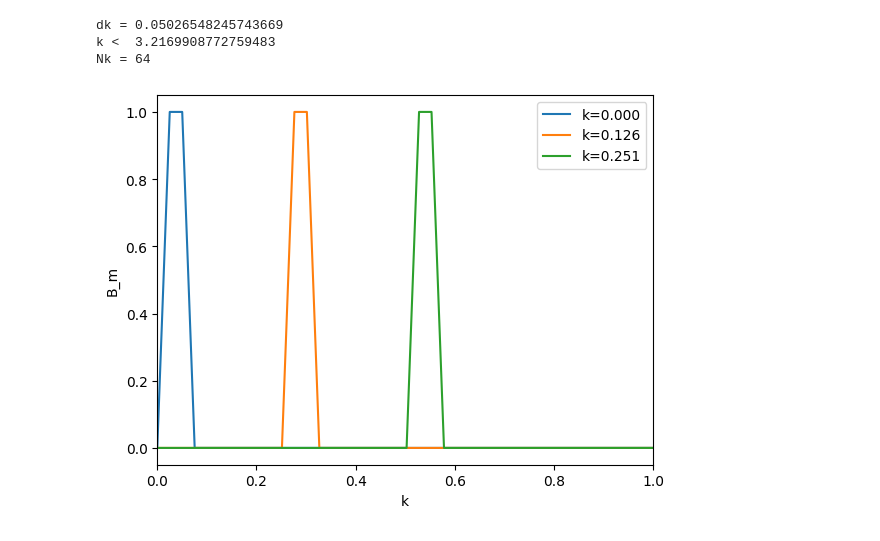
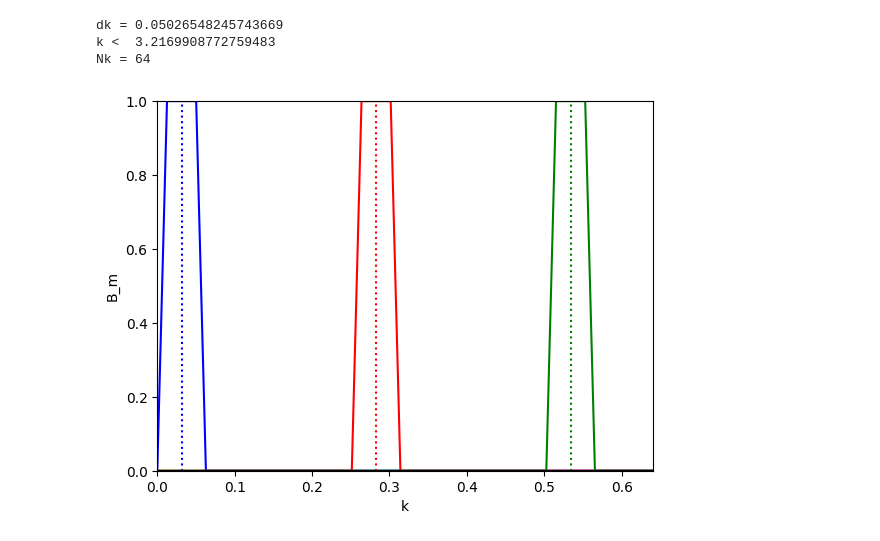
Before and after one commit to sindhusatyavolu/fourier_playground, a Jupyter notebook: fft_masking/zero_padding.ipynb, the cells around one changed output. Cells and saved outputs as stored; diff of their text form; code cells hidden in the pictures.

```diff
--- a/fft_masking/zero_padding.ipynb
+++ b/fft_masking/zero_padding.ipynb
@@ -12,7 +14,7 @@ import skewer_maker
 # %% [markdown]
 Define the input power spectrum
 # %%
-input_p1d=input_power.InputPower(P0=1.0,k0=1,kF=10,r_SiIII=20,f_SiIII=0.05)
+input_p1d=input_power.InputPower(P0=1.0,k0=1,kF=10,r_SiIII=20,f_SiIII=0.1)
 # %% [markdown]
 Define the long FFT grid used to generate skewers
 # %%
@@ -36,7 +38,7 @@ print('window',N_window,L_window,L_window/N_window)
 window 256 125.0 0.48828125
 # %%
 # the FFT grid used in the analysis could be different than the window, since we might add zero padding
-N=int(2*N_window)
+N=int(4*N_window)
 L=L_window*N/N_window
 # pixel width
 dx = L/N
@@ -60,8 +62,8 @@ true_p1d=input_p1d.get_true_p1d(np.abs(k))
 The squared amplitude of the Fourier modes should (on average!) agree with the input power spectrum
 # %%
 # number of skewers to make
-Nsk=int(1e6)
-savedir='run_{}_{}_{}_L{}_{}/'.format(N_long,N_window,N,int(L),Nsk)
+Nsk=int(1e5)
+savedir='zero_{}_{}_{}_L{}_{}/'.format(N_long,N_window,N,int(L),Nsk)
 if os.path.isdir(savedir):
     print(savedir,'already exists, will override')
 else:
@@ -197,17 +200,31 @@ for i in range(Nk):
     #print(i,k_edges[i],k_edges[i+1])
     inbin=(abs(k)>k_edges[i]) & (abs(k)<k_edges[i+1])
     B_m[i,inbin]=1
+# %%
+# mean wavenumber in each bin
+k_A=np.zeros(Nk)
+for i in range(Nk):
+    k_A[i]=np.sum(B_m[i]*abs(k))/np.sum(B_m[i])
 # %%
-plt.plot(k[:N//2],B_m[0][:N//2],label='k={:.3f}'.format(k[0]))
-plt.plot(k[:N//2],B_m[5][:N//2],label='k={:.3f}'.format(k[5]))
-plt.plot(k[:N//2],B_m[10][:N//2],label='k={:.3f}'.format(k[10]))
-plt.legend()
-plt.xlim([0,1])
+#plt.plot(k[:N//2],B_m[0][:N//2],label='k={:.3f}'.format(k_A[0]))
+#plt.plot(k[:N//2],B_m[5][:N//2],label='k={:.3f}'.format(k_A[5]))
+#plt.plot(k[:N//2],B_m[10][:N//2],label='k={:.3f}'.format(k_A[10]))
+plt.plot(k[:N//2],B_m[0][:N//2],color='blue')
+plt.axvline(x=k_A[0],color='blue',ls=':')
+plt.plot(k[:N//2],B_m[5][:N//2],color='red')
+plt.axvline(x=k_A[5],color='red',ls=':')
+plt.plot(k[:N//2],B_m[10][:N//2],color='green')
+plt.axvline(x=k_A[10],color='green',ls=':')
+plt.axhline(y=0,color='black')
+
+#plt.legend()
+plt.xlim([0,1.2*k_A[10]])
+plt.ylim([0,1])
 plt.xlabel('k')
 plt.ylabel('B_m')
 plt.savefig(savedir+'B_m.pdf')
 # %% [output]
-[figure, old version]
+[figure, new version]
 # %%
 # iFFT B_m to get B_a (for the convolution theorem)
 B_a=np.empty([Nk,N])
```
Also changed, not shown: parts of 13 cells of this notebook, 1 other file.
